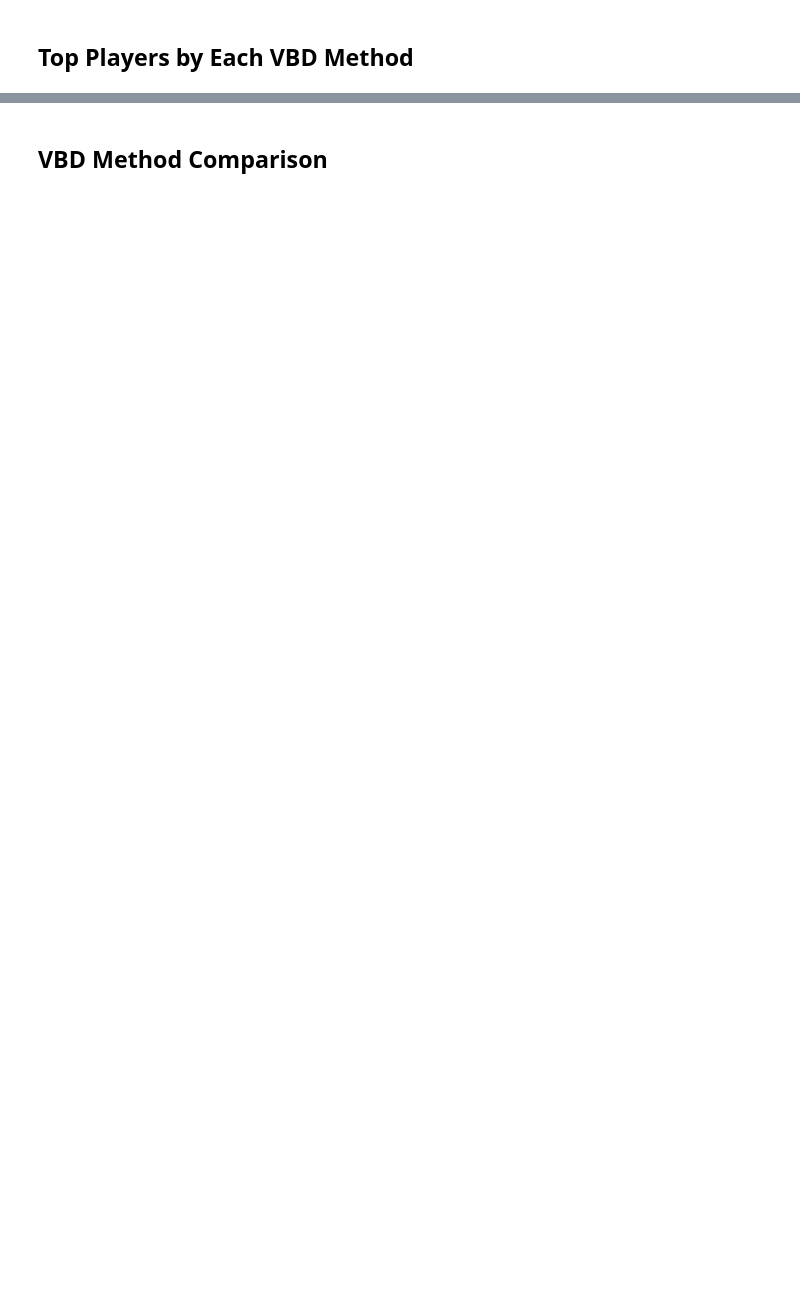
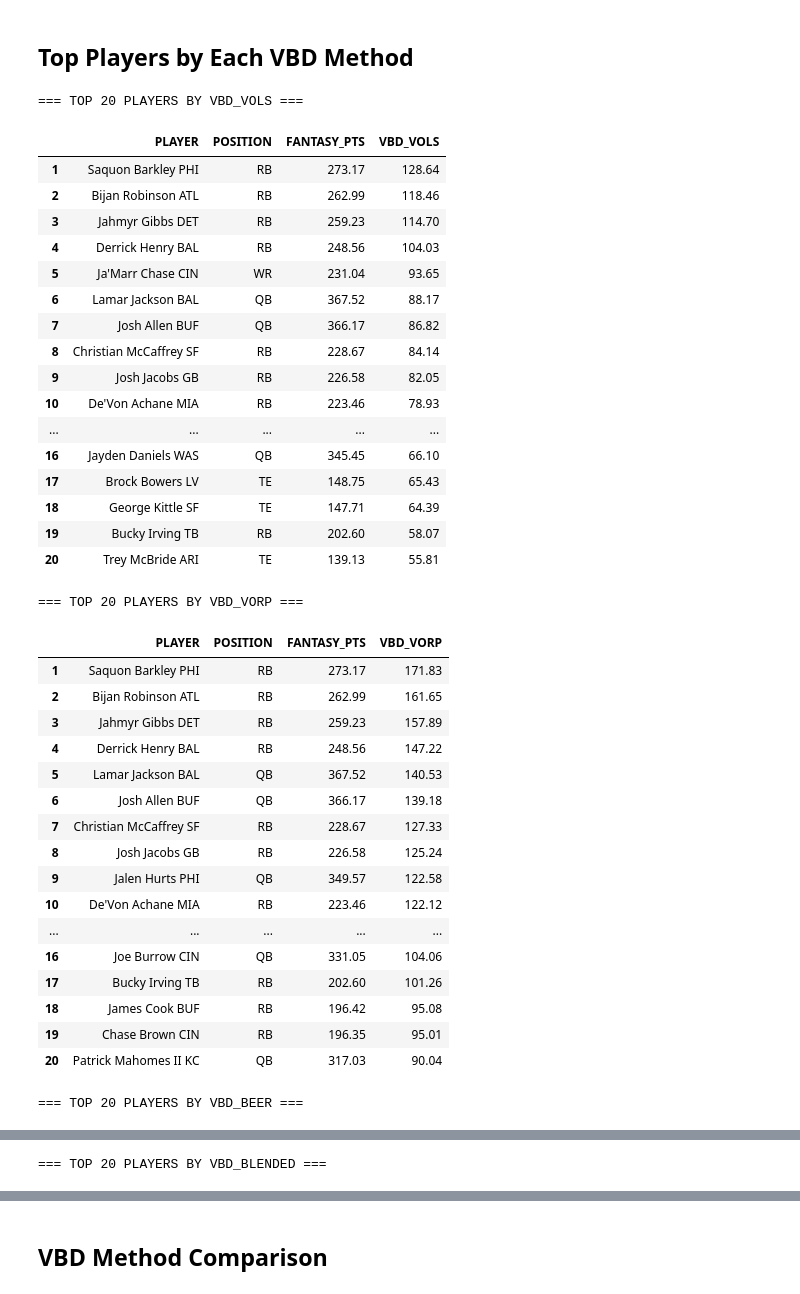
Before and after one commit to ban5104/fantasy-football, a Jupyter notebook: notebooks/02_analysis/03_vbd_calculations.ipynb, the cells around one changed output, grey strips where cells are left out. Cells and saved outputs as stored; diff of their text form; code cells hidden in the pictures; blank space fills up the shorter version.

```diff
--- a/notebooks/02_analysis/03_vbd_calculations.ipynb
+++ b/notebooks/02_analysis/03_vbd_calculations.ipynb
@@ -82,9 +109,47 @@ print(vbd_cols)
 # %%
 # Show top 20 players by each VBD method
 methods = ['VBD_VOLS', 'VBD_VORP', 'VBD_BEER', 'VBD_BLENDED']
 
 for method in methods:
     print(f"\n=== TOP 20 PLAYERS BY {method} ===")
-    top_20 = df_vbd.nlargest(20, method)[['PLAYER', 'Position', 'FANTASY_PTS', method]].reset_index(drop=True)
+    top_20 = df_vbd.nlargest(20, method)[['PLAYER', 'POSITION', 'FANTASY_PTS', method]].reset_index(drop=True)
     top_20.index += 1  # Start ranking from 1
     display(top_20)
+# %% [output]
+=== TOP 20 PLAYERS BY VBD_VOLS ===
+|  | PLAYER | POSITION | FANTASY_PTS | VBD_VOLS |
+| 1 | Saquon Barkley PHI | RB | 273.17 | 128.64 |
+| 2 | Bijan Robinson ATL | RB | 262.99 | 118.46 |
+| 3 | Jahmyr Gibbs DET | RB | 259.23 | 114.70 |
+| 4 | Derrick Henry BAL | RB | 248.56 | 104.03 |
+| 5 | Ja'Marr Chase CIN | WR | 231.04 | 93.65 |
+| 6 | Lamar Jackson BAL | QB | 367.52 | 88.17 |
+| 7 | Josh Allen BUF | QB | 366.17 | 86.82 |
+| 8 | Christian McCaffrey SF | RB | 228.67 | 84.14 |
+| 9 | Josh Jacobs GB | RB | 226.58 | 82.05 |
+| 10 | De'Von Achane MIA | RB | 223.46 | 78.93 |
+| ... | ... | ... | ... | ... |
+| 16 | Jayden Daniels WAS | QB | 345.45 | 66.10 |
+| 17 | Brock Bowers LV | TE | 148.75 | 65.43 |
+| 18 | George Kittle SF | TE | 147.71 | 64.39 |
+| 19 | Bucky Irving TB | RB | 202.60 | 58.07 |
+| 20 | Trey McBride ARI | TE | 139.13 | 55.81 |
+=== TOP 20 PLAYERS BY VBD_VORP ===
+|  | PLAYER | POSITION | FANTASY_PTS | VBD_VORP |
+| 1 | Saquon Barkley PHI | RB | 273.17 | 171.83 |
+| 2 | Bijan Robinson ATL | RB | 262.99 | 161.65 |
+| 3 | Jahmyr Gibbs DET | RB | 259.23 | 157.89 |
+| 4 | Derrick Henry BAL | RB | 248.56 | 147.22 |
+| 5 | Lamar Jackson BAL | QB | 367.52 | 140.53 |
+| 6 | Josh Allen BUF | QB | 366.17 | 139.18 |
+| 7 | Christian McCaffrey SF | RB | 228.67 | 127.33 |
+| 8 | Josh Jacobs GB | RB | 226.58 | 125.24 |
+| 9 | Jalen Hurts PHI | QB | 349.57 | 122.58 |
+| 10 | De'Von Achane MIA | RB | 223.46 | 122.12 |
+| ... | ... | ... | ... | ... |
+| 16 | Joe Burrow CIN | QB | 331.05 | 104.06 |
+| 17 | Bucky Irving TB | RB | 202.60 | 101.26 |
+| 18 | James Cook BUF | RB | 196.42 | 95.08 |
+| 19 | Chase Brown CIN | RB | 196.35 | 95.01 |
+| 20 | Patrick Mahomes II KC | QB | 317.03 | 90.04 |
+=== TOP 20 PLAYERS BY VBD_BEER ===
@@ -90,0 +173 @@ for method in methods:
+=== TOP 20 PLAYERS BY VBD_BLENDED ===
```
Also changed, not shown: parts of 8 cells of this notebook, 33 other files.
